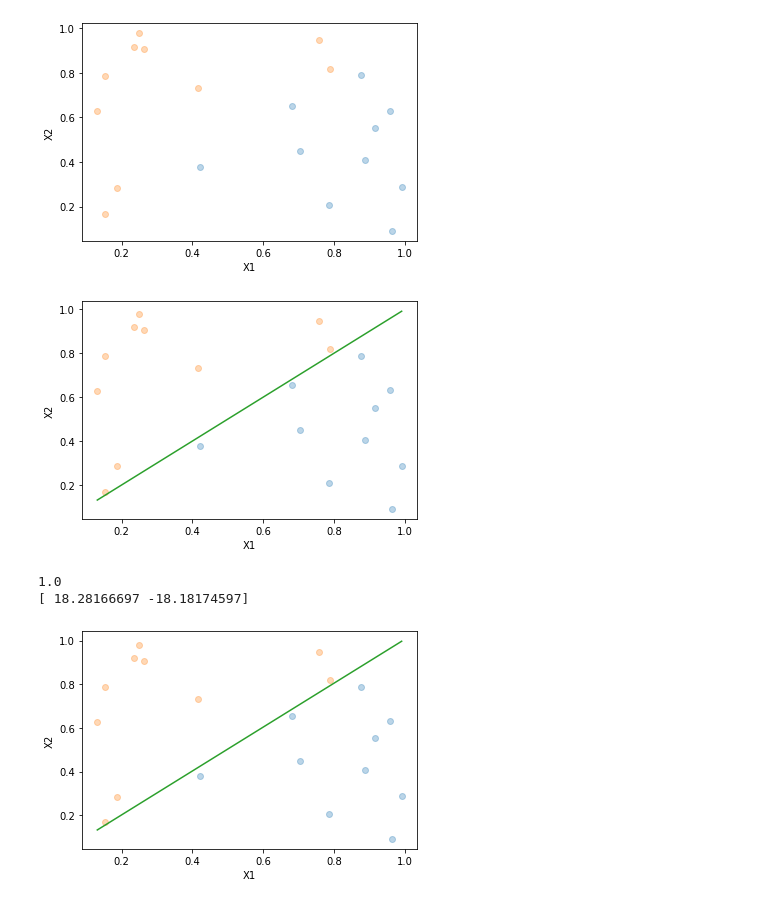
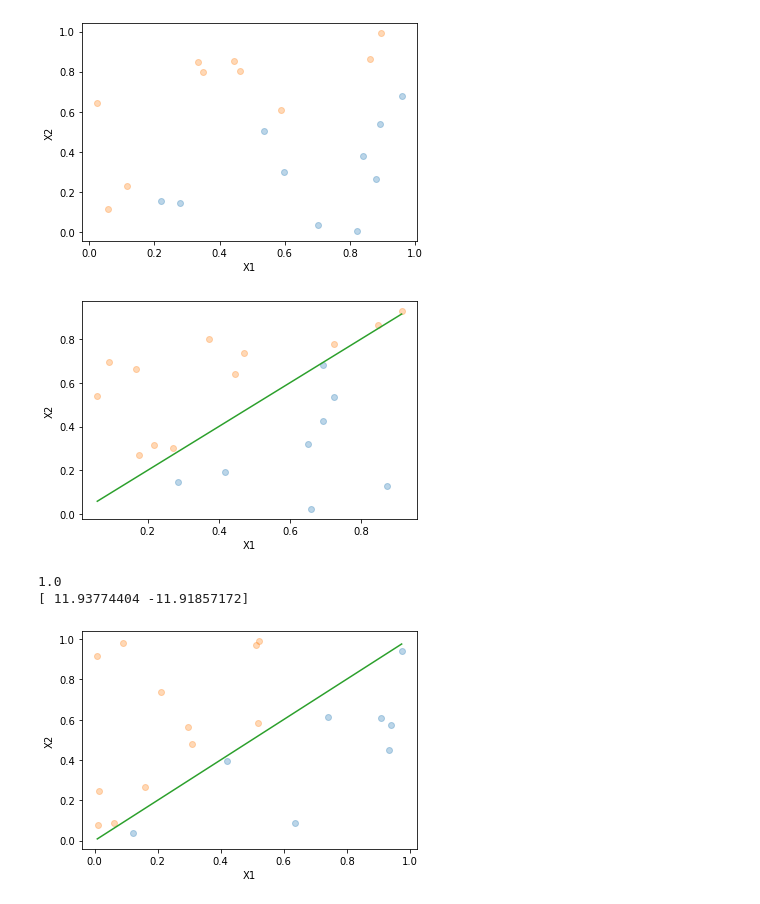
Before and after one commit to fboldt/aulasann, a Jupyter notebook: 1.1 - perceptron: batch.ipynb, the cells around one changed output. Drawn from its saved outputs; the diff is of its cells as text; code cells hidden in the pictures.

```diff
--- a/1.1 - perceptron: batch.ipynb
+++ b/1.1 - perceptron: batch.ipynb
@@ -25,9 +44,10 @@ def plotaDatasetBidimensional(X, y):
     for k in set(y):
         plt.plot(X[:,0][y==k],X[:,1][y==k], "o", alpha=0.3)
 
+X, y = criaDatasetBidimensionalBinário()
 plotaDatasetBidimensional(X, y)
 # %% [output]
-[figure, old version]
+[figure, new version]
 # %%
 def plotaHiperplanoDatasetBidimensional(X, y, vetor, intercept=0):
     """
@@ -41,9 +61,10 @@ def plotaHiperplanoDatasetBidimensional(X, y, vetor, intercept=0):
     plotaDatasetBidimensional(X, y)
     plt.plot(xs,ys)
 
+X, y = criaDatasetBidimensionalBinário()
 plotaHiperplanoDatasetBidimensional(X, y, [1,-1])
 # %% [output]
-[figure, old version]
+[figure, new version]
 # %%
 from sklearn.base import BaseEstimator, ClassifierMixin
 import random
@@ -57,35 +78,36 @@ class Perceptron(BaseEstimator, ClassifierMixin):
     treinado em batch.
     """
     def __init__(self, max_iter=100):
         self.w = None
         self.activation = signal
         self.max_iter = max_iter
 
     def fit(self, X, y):
         self.w = np.random.uniform(-1, 1, size=X.shape[1])
         for _ in range(self.max_iter):
             ypred = self.predict(X)
             erros = y - ypred
             custo = sum(erros**2)
             if custo == 0:
                 break
             self.w += np.matmul(X.T, erros)
 
     def predict(self, X):
         a = np.matmul(X, self.w)
         ypred = self.activation(a)
         return ypred
 
 perceptron = Perceptron()
+X, y = criaDatasetBidimensionalBinário()
 perceptron.fit(X, y)
 ypred = perceptron.predict(X)
 print(sum(y == ypred)/len(y))
 print(perceptron.w)
 plotaHiperplanoDatasetBidimensional(X, y, perceptron.w)
 # %% [output]
 1.0
-[ 18.28166697 -18.18174597]
+[ 11.93774404 -11.91857172]
-[figure, old version]
+[figure, new version]
 # %%
 X, y = criaDatasetBidimensionalBinário()
 perceptron = Perceptron()
```
Also changed, not shown: parts of 2 cells of this notebook, 2 other files.
